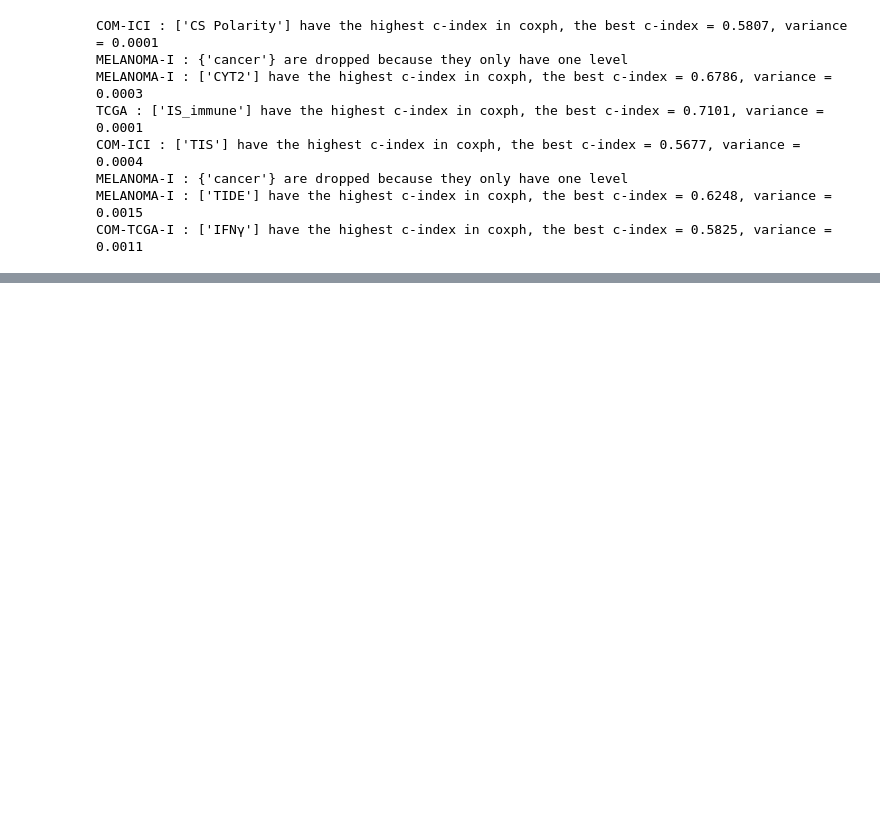
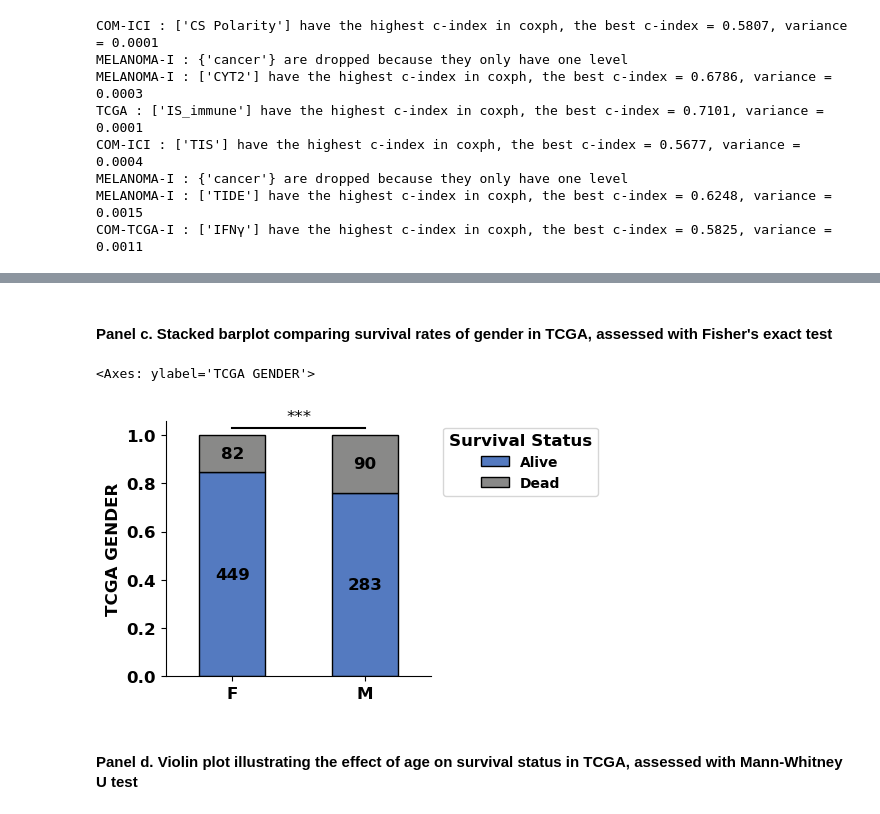
Before and after one commit to qiluzhou/TMEscore_review, a Jupyter notebook: codes.ipynb, the cells around one changed output, grey strips where cells are left out. Cells and saved outputs as stored; diff of their text form; code cells hidden in the pictures; blank space fills up the shorter version.

```diff
--- a/codes.ipynb
+++ b/codes.ipynb
@@ -393,0 +1302,10 @@ auc_plot(ax1_2, melanoma_data1, name = "MELANOMA-I",
+# %% [markdown]
+#### Panel c. Stacked barplot comparing survival rates of gender in TCGA, assessed with Fisher's exact test
+# %%
+fig3_4, ax3_4 = plt.subplots(1,1, figsize=(5, 3), constrained_layout=True)
+survival_stack_bar(ax3_4, tcga_os_data1, "gender", "TCGA", legend= True)
+# %% [output]
+<Axes: ylabel='TCGA GENDER'>
+[figure, added]
+# %% [markdown]
+#### Panel d. Violin plot illustrating the effect of age on survival status in TCGA, assessed with Mann-Whitney U test
```
Also changed, not shown: parts of 93 cells of this notebook.
